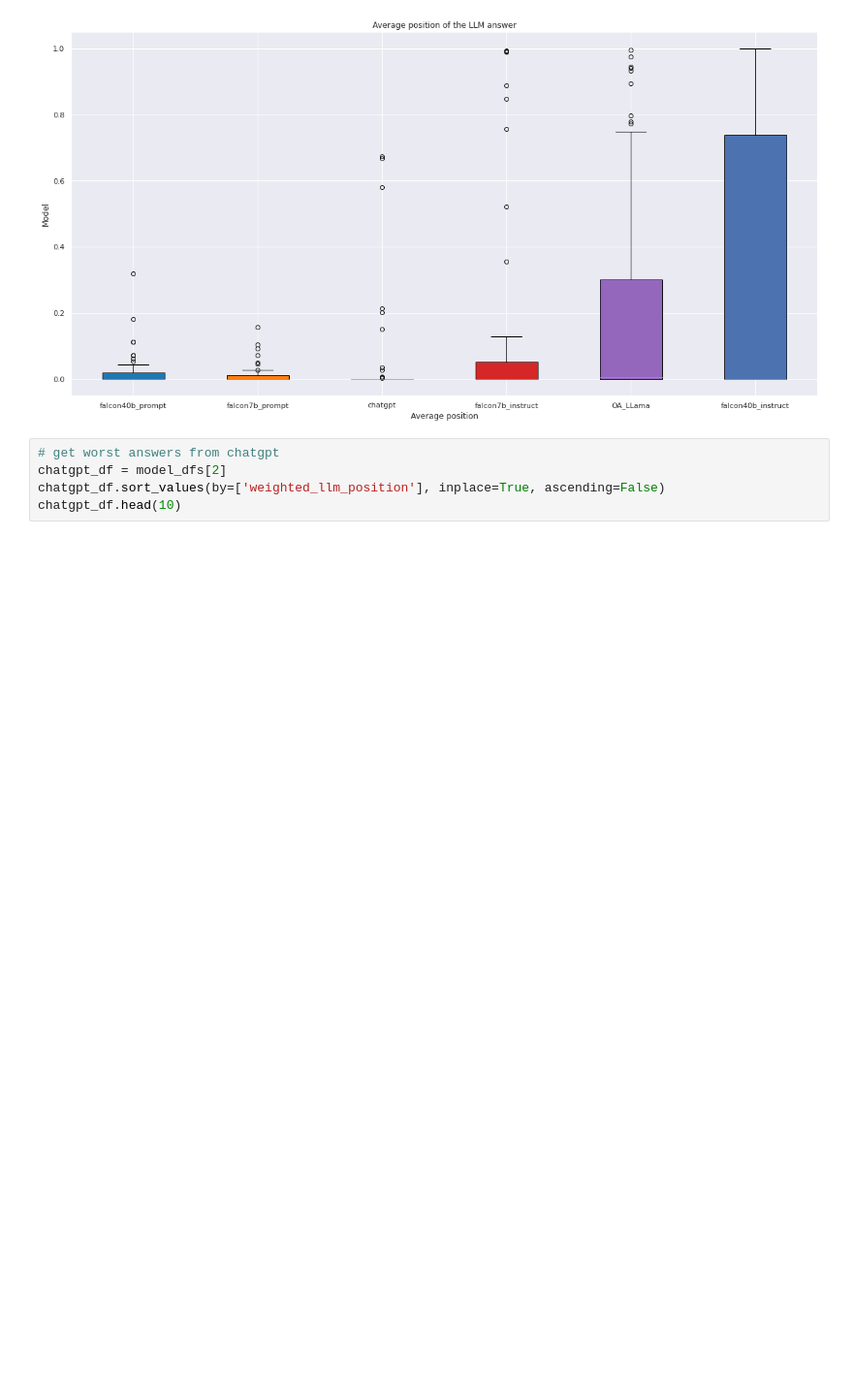
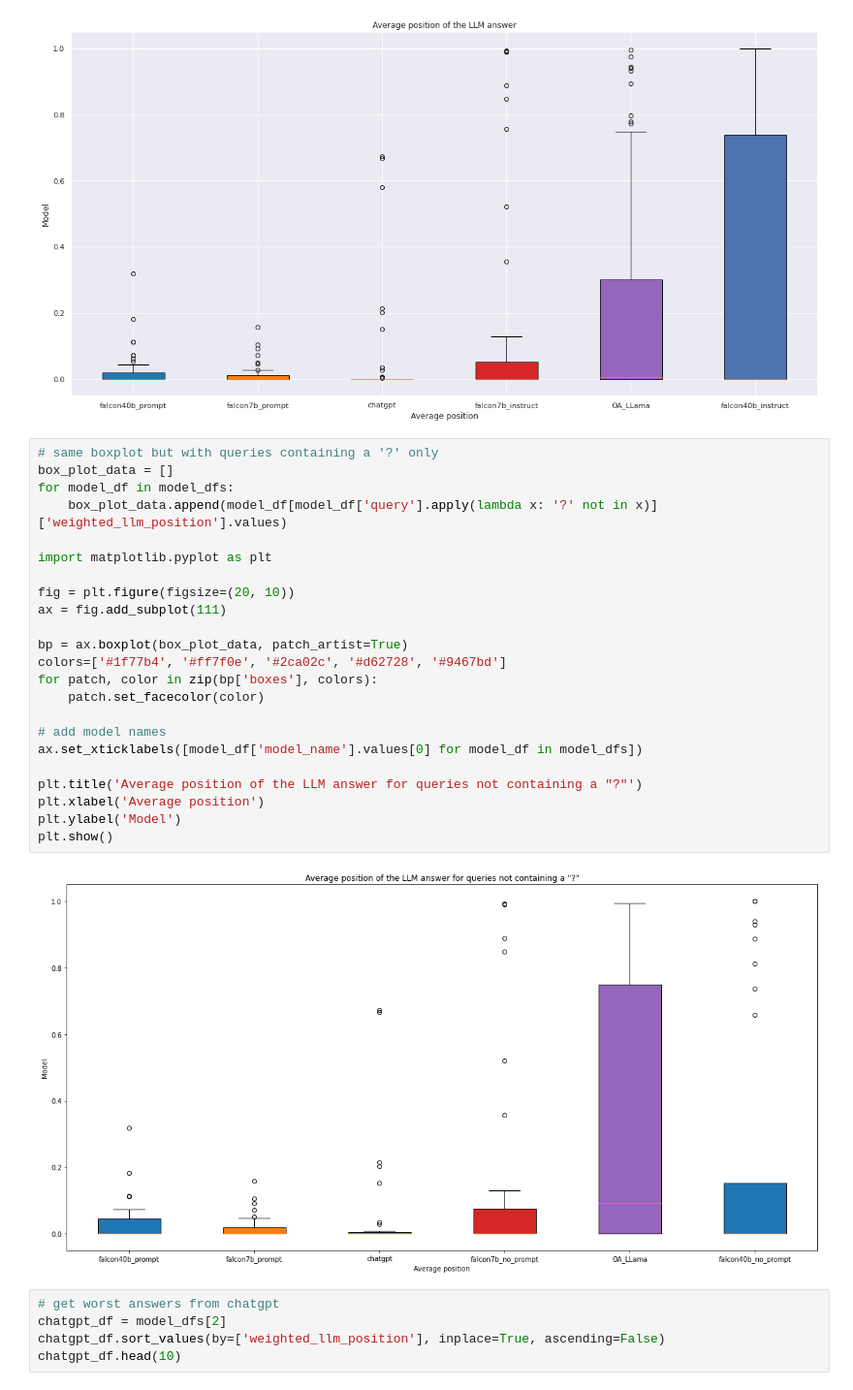
Before and after one commit to JoProbst/ThesisCode, a Jupyter notebook: visualizations/visualize_llm_positions.ipynb, the cells around one changed output. Shown: that part at 97% size. Cells and saved outputs as stored; diff of their text form; blank space fills up the shorter version.

```diff
--- a/visualizations/visualize_llm_positions.ipynb
+++ b/visualizations/visualize_llm_positions.ipynb
@@ -152,6 +172,31 @@ plt.ylabel('Model')
 plt.show()
 # %% [output]
 [figure]
+# %%
+# same boxplot but with queries containing a '?' only
+box_plot_data = []
+for model_df in model_dfs:
+    box_plot_data.append(model_df[model_df['query'].apply(lambda x: '?' not in x)]['weighted_llm_position'].values)
+
+import matplotlib.pyplot as plt
+
+fig = plt.figure(figsize=(20, 10))
+ax = fig.add_subplot(111)
+
+bp = ax.boxplot(box_plot_data, patch_artist=True)
+colors=['#1f77b4', '#ff7f0e', '#2ca02c', '#d62728', '#9467bd']
+for patch, color in zip(bp['boxes'], colors):
+    patch.set_facecolor(color)
+
+# add model names
+ax.set_xticklabels([model_df['model_name'].values[0] for model_df in model_dfs])
+
+plt.title('Average position of the LLM answer for queries not containing a "?"')
+plt.xlabel('Average position')
+plt.ylabel('Model')
+plt.show()
+# %% [output]
+[figure, added]
 # %%
 # get worst answers from chatgpt
 chatgpt_df = model_dfs[2]
```
Also changed, not shown: parts of 2 cells of this notebook, 16 other files.
